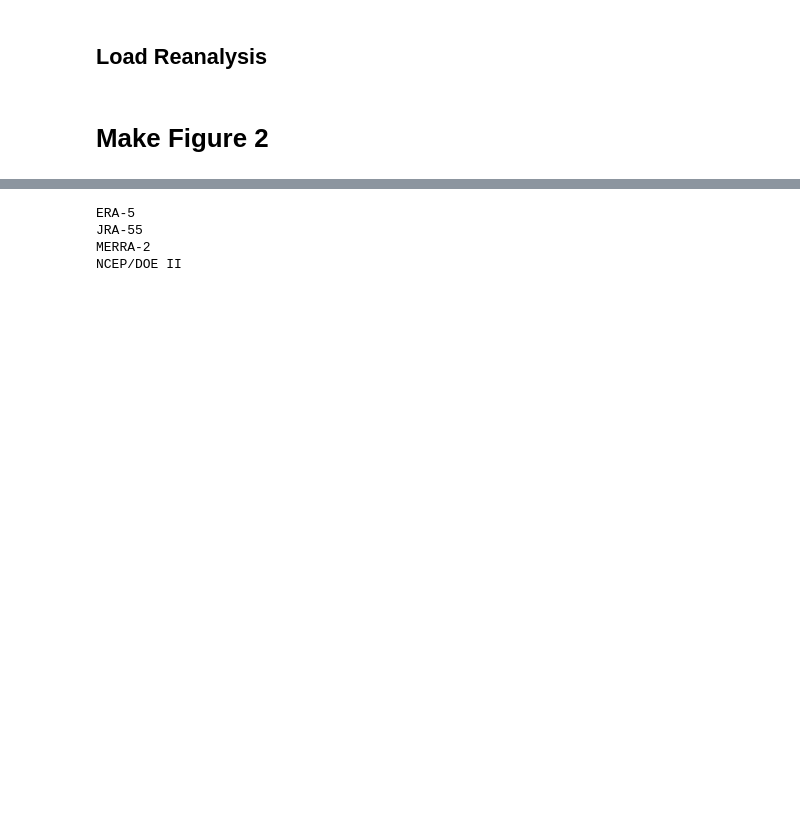
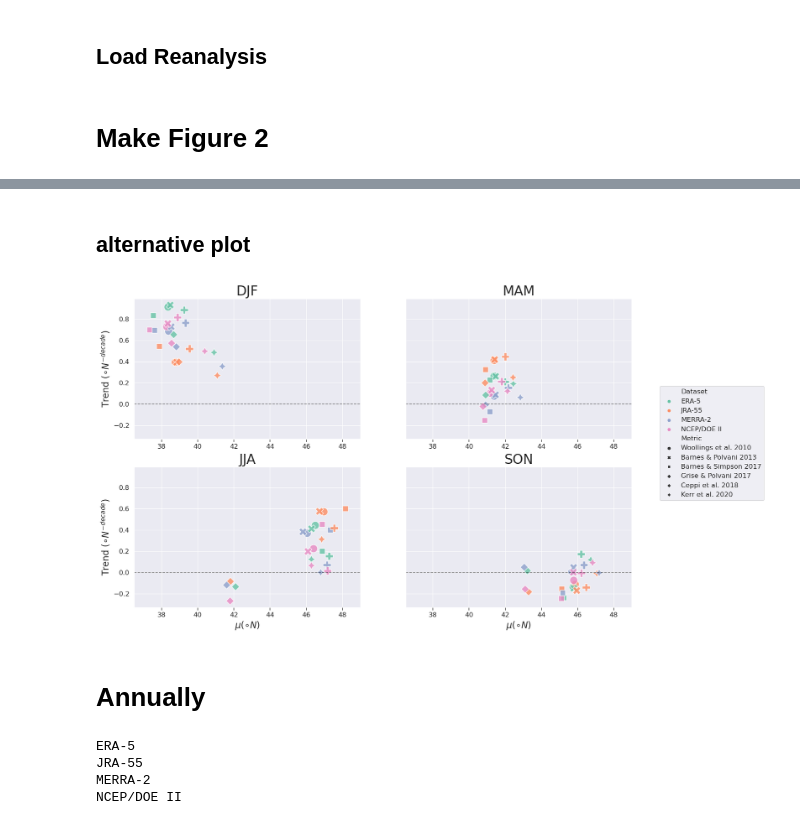
Before and after one commit to Thomasjkeel/uncertainty-in-npac-jet-shift, a Jupyter notebook: Figure_2.ipynb, the cells around one changed output, grey strips where cells are left out. Saved outputs shown, nothing was run; the diff lists cells and outputs as text; code cells hidden in the pictures; blank space fills up the shorter version.

```diff
--- a/Figure_2.ipynb
+++ b/Figure_2.ipynb
@@ -153 +255,44 @@ def get_seasonally_decomposed_year_gradient_of_trend(data, proportion_threshold_
+# %% [markdown]
+## alternative plot
+# %%
+sns.set_style('darkgrid')
+sns.set_context('paper')
+fig, axes = plt.subplots(2, 2, figsize=(16, 10), sharex=True, sharey=True)
+sns.scatterplot(x="DJF Mean", y="DJF Trend_decade", data=allseasons_jet_lat_mean_and_trend_df,\
+                hue="Dataset", style="Metric", legend=False,
+                ax=axes[0][0], s=200, alpha=.8, palette='Set2')
+sns.scatterplot(x="MAM Mean", y="MAM Trend_decade", data=allseasons_jet_lat_mean_and_trend_df,\
+                hue="Dataset", style="Metric", legend=False,
+                ax=axes[0][1], s=200, alpha=.8, palette='Set2')
+sns.scatterplot(x="JJA Mean", y="JJA Trend_decade", data=allseasons_jet_lat_mean_and_trend_df,\
+                hue="Dataset", style="Metric", legend=False,
+                ax=axes[1][0], s=200, alpha=.8, palette='Set2')
+sns.scatterplot(x="SON Mean", y="SON Trend_decade", data=allseasons_jet_lat_mean_and_trend_df,\
+                hue="Dataset", style="Metric", legend=True,
+                ax=axes[1][1], s=200, alpha=.8, palette='Set2')
+
+axes[0][0].set_ylabel("Trend ${(\circ N^{-decade})}$", size=16)
+axes[0][0].set_title('DJF', size=24)
+axes[0][1].set_ylabel("Trend ${(\circ N^{-decade})}$", size=16)
+axes[0][1].set_title('MAM', size=24)
+axes[1][0].set_ylabel("Trend ${(\circ N^{-decade})}$", size=16)
+axes[1][0].set_title('JJA', size=24)
+axes[1][1].set_ylabel("Trend ${(\circ N^{-decade})}$", size=16)
+axes[1][1].set_title('SON', size=24)
+for ax_row in axes:
+    for ax in ax_row:
+        ax.set_xlabel("${\mu (\circ N)}$", size=16)
+        ax.tick_params(axis='both', which='major', labelsize=12, labelbottom = True, bottom=True, top = False, labeltop=False)
+        # ax.set_ylim(-0.5, 0.8)
+        ax.hlines(0, 36.5, 49, ls='--', color='k', alpha=.5)
+        ax.set_xlim(36.5, 49)
+axes[1][1].legend(ncols=1, bbox_to_anchor=[1.6, 1.6], fontsize=12)
+# plt.suptitle("North Pacific Jet Latitude", size=17)
+
+fig.subplots_adjust(wspace=.2)
+# plt.savefig("figures/npac_jet_3xdiagnostic_metric_dataset_scatter_season_compare.png", bbox_inches='tight')
+# %% [output]
+[figure, new version]
+# %% [markdown]
+# Annually
 # %%
```
Also changed, not shown: parts of 29 cells of this notebook, 2 other files.
